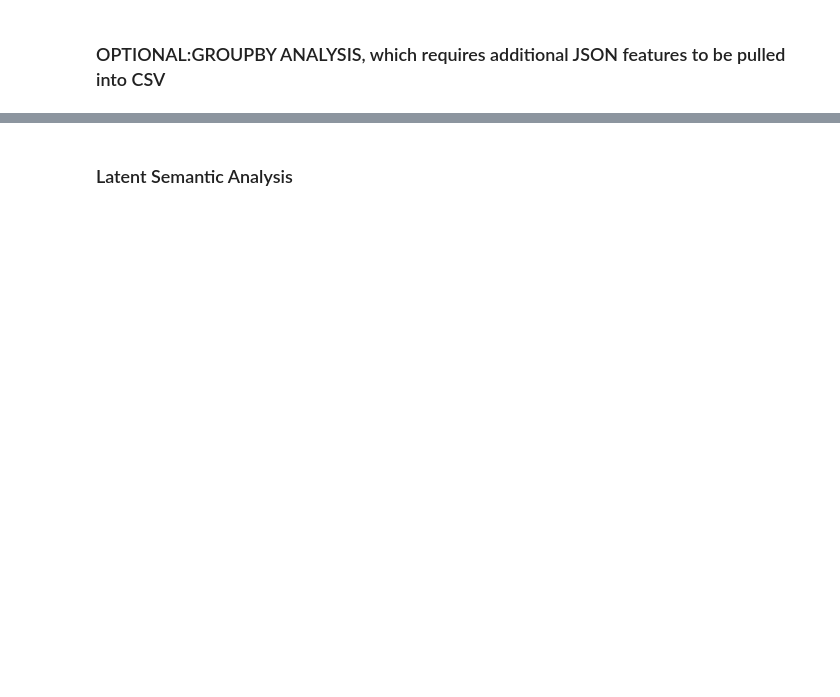
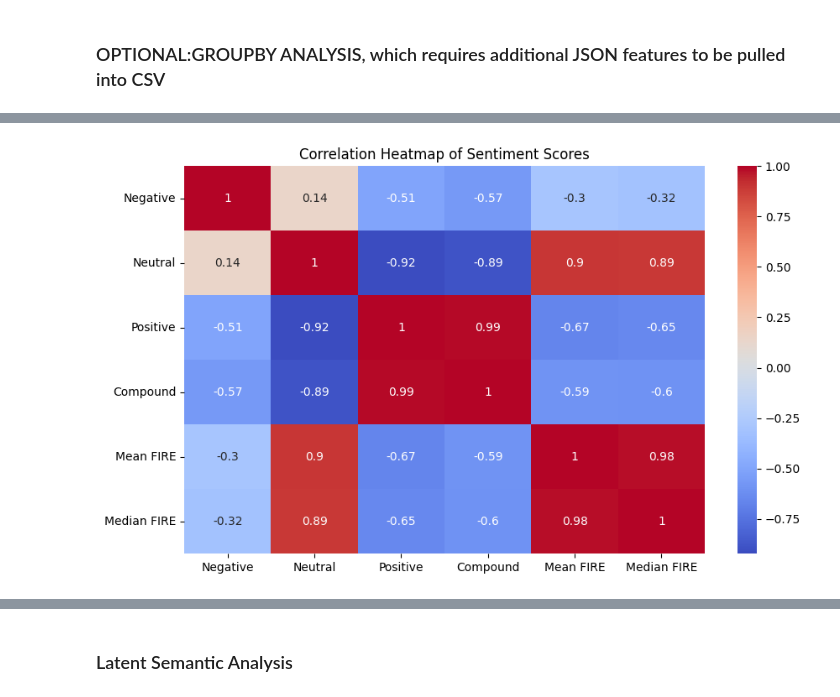
Before and after one commit to vanguardfox/ads509-group5, a Jupyter notebook: ADS509_Final_Project.ipynb, the cells around one changed output, grey strips where cells are left out. Cells and saved outputs as stored; diff of their text form; code cells hidden in the pictures; blank space fills up the shorter version.

```diff
--- a/ADS509_Final_Project.ipynb
+++ b/ADS509_Final_Project.ipynb
@@ -525,0 +554,7 @@ sentiment_by_<FEATURE NAME>
+# %%
+sentiment_by_year = fire_df.groupby('Comment Year')[['Negative', 'Neutral', 'Positive', 'Compound']].mean()
+sentiment_by_year_plus_fire = pd.merge(sentiment_by_year,
+                                       fire_stats_by_comment_year,
+                                       left_index=True,
+                                       right_index=True)
+sentiment_by_year_plus_fire
@@ -525,0 +568,8 @@ sentiment_by_<FEATURE NAME>
+# %%
+year_pearson = sentiment_by_year_plus_fire.corr(method='pearson')
+plt.figure(figsize=(10, 6))
+sns.heatmap(year_pearson, annot=True, cmap='coolwarm')
+plt.title('Correlation Heatmap of Sentiment Scores')
+plt.show()
+# %% [output]
+[figure, added]
```
Also changed, not shown: parts of 34 cells of this notebook, 2 other files.
